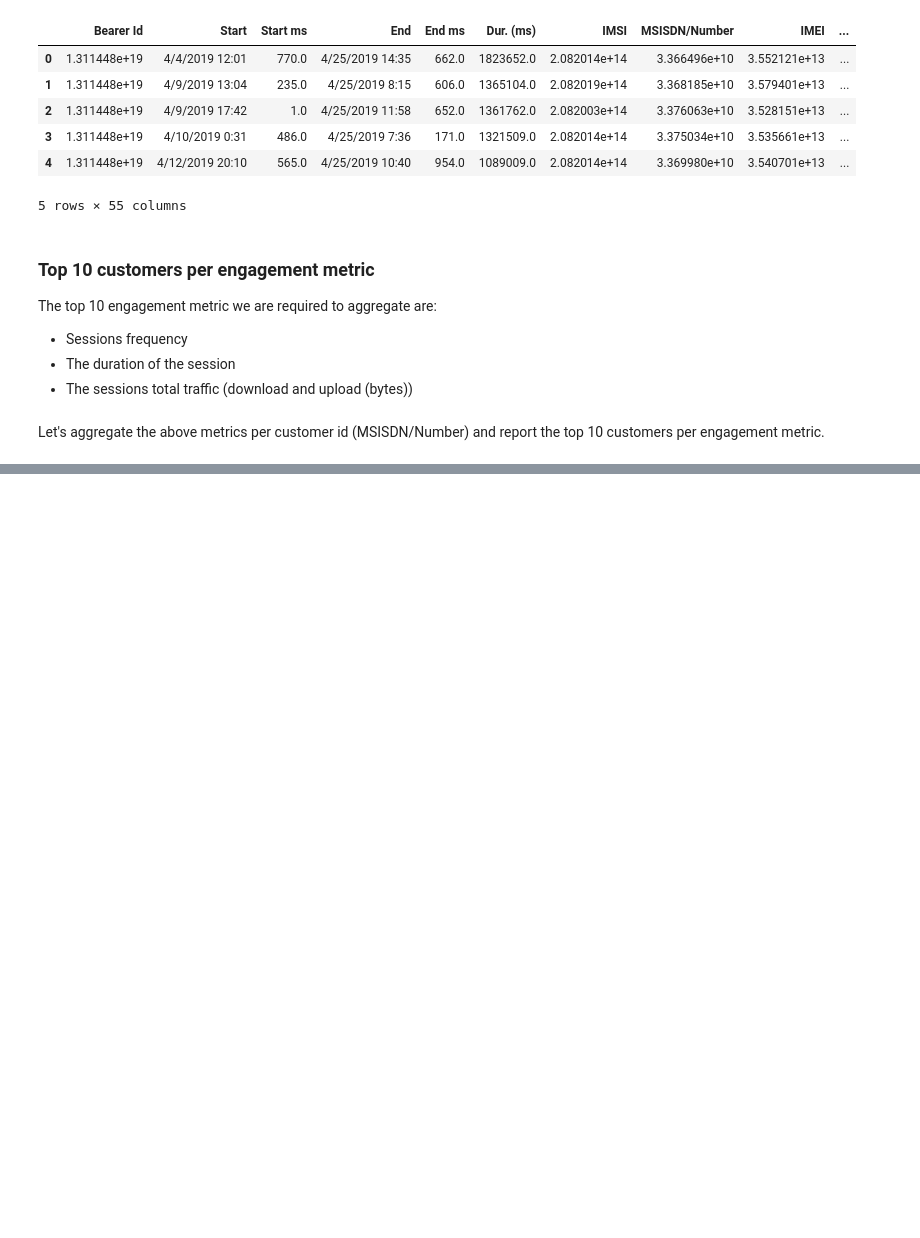
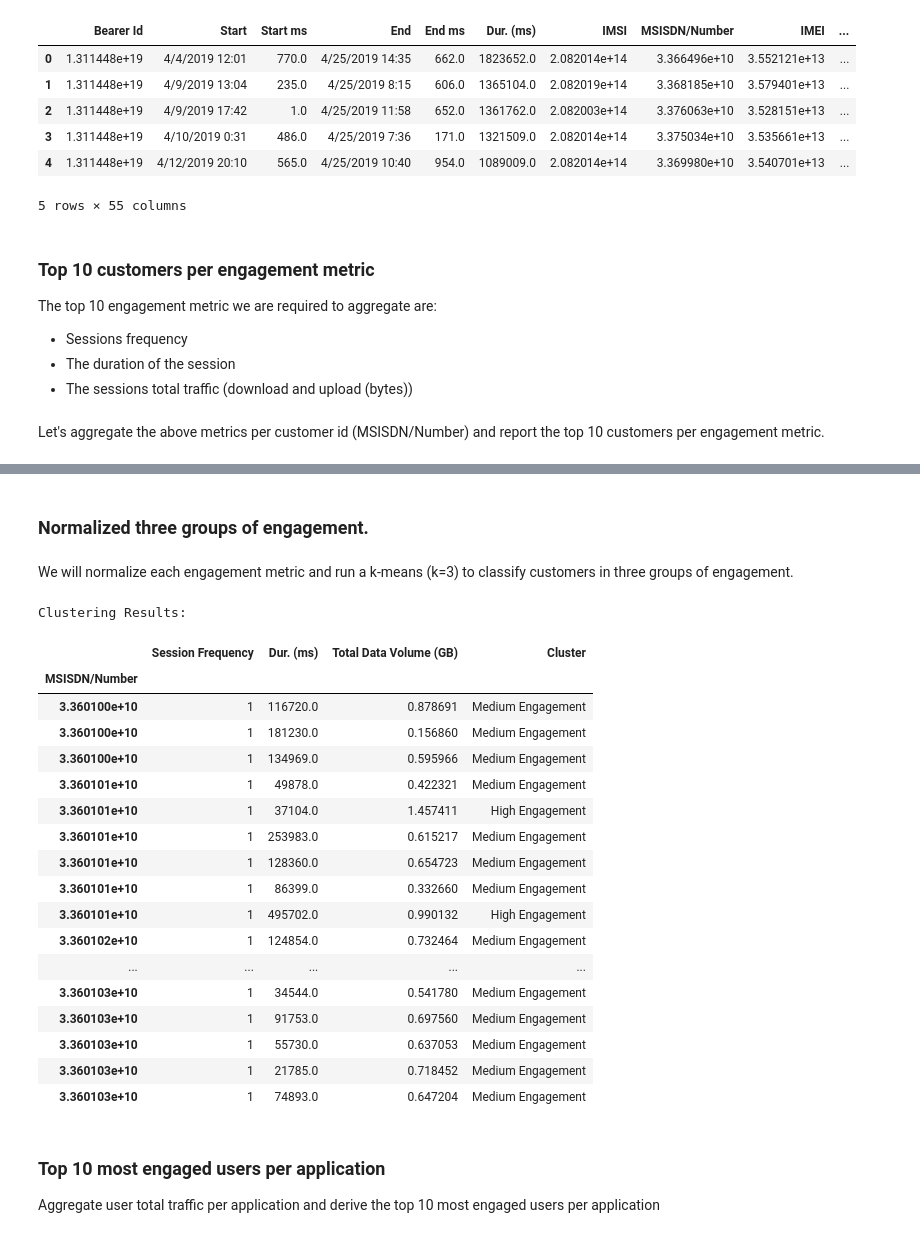
Before and after one commit to natybkl/Telecom-Data-Analysis, a Jupyter notebook: Notebooks/user_engagement_analysis.ipynb, the cells around one changed output, grey strips where cells are left out. Cells and saved outputs as stored; diff of their text form; code cells hidden in the pictures; blank space fills up the shorter version.

```diff
--- a/Notebooks/user_engagement_analysis.ipynb
+++ b/Notebooks/user_engagement_analysis.ipynb
@@ -68,14 +123,20 @@ engagement_metrics = df.groupby('MSISDN/Number').agg({
 
 # Merge session frequency with other engagement metrics
 engagement_metrics['Session Frequency'] = session_frequency
+engagement_metrics['Total UL (GB)'] = engagement_metrics['Total UL (Bytes)'] / 1e9
+engagement_metrics['Total DL (GB)'] = engagement_metrics['Total DL (Bytes)'] / 1e9
+
 
 # Calculate total data volume (UL + DL)
-engagement_metrics['Total Data Volume'] = engagement_metrics['Total UL (Bytes)'] + engagement_metrics['Total DL (Bytes)']
+engagement_metrics['Total Data Volume (GB)'] = engagement_metrics['Total UL (GB)'] + engagement_metrics['Total DL (GB)']
+
+# Remove the original byte columns
+engagement_metrics = engagement_metrics.drop(['Total DL (Bytes)', 'Total UL (Bytes)'], axis=1)
 
 # Sort the customers based on each engagement metric
 top_10_frequency = engagement_metrics.sort_values('IMEI', ascending=False).head(10)
 top_10_duration = engagement_metrics.sort_values('Dur. (ms)', ascending=False).head(10)
-top_10_traffic = engagement_metrics.sort_values('Total Data Volume', ascending=False).head(10)
+top_10_traffic = engagement_metrics.sort_values('Total Data Volume (GB)', ascending=False).head(10)
 
 # Print the top 10 customers for each engagement metric
 print("Top 10 Customers by Sessions Frequency:")
@@ -85,7 +146,7 @@ print("\nTop 10 Customers by Session Duration:")
 print(top_10_duration[['IMEI', 'Dur. (ms)']])
 
 print("\nTop 10 Customers by Sessions Total Traffic:")
-print(top_10_traffic[['IMEI', 'Total Data Volume']])
+print(top_10_traffic[['IMEI', 'Total Data Volume (GB)']])
 # %% [output]
 Top 10 Customers by Sessions Frequency:
                IMEI  Session Frequency
@@ -106,0 +208,50 @@ MSISDN/Number
+# %% [markdown]
+### Normalized three groups of engagement.
+# %% [markdown]
+We will normalize each engagement metric and run a k-means (k=3) to classify customers in three groups of engagement.
+# %%
+# Normalize the engagement metrics
+scaler = StandardScaler()
+normalized_metrics = scaler.fit_transform(engagement_metrics)
+
+# Perform k-means clustering with k=3
+kmeans = KMeans(n_clusters=3)
+kmeans.fit(normalized_metrics)
+
+# Define cluster labels
+cluster_labels = {0: 'High Engagement', 1: 'Medium Engagement', 2: 'Low Engagement'}
+
+# Assign the cluster labels to the engagement metrics dataframe
+engagement_metrics['Cluster'] = kmeans.labels_
+engagement_metrics['Cluster'] = engagement_metrics['Cluster'].map(cluster_labels)
+
+# Analyze the results
+clustered_metrics = engagement_metrics[['Session Frequency', 'Dur. (ms)', 'Total Data Volume (GB)', 'Cluster']]
+
+# Separated clustering lines
+print("\nClustering Results:")
+clustered_metrics.head(20)
+# %% [output]
+Clustering Results:
+|  | Session Frequency | Dur. (ms) | Total Data Volume (GB) | Cluster |
+| MSISDN/Number |  |  |  |  |
+| 3.360100e+10 | 1 | 116720.0 | 0.878691 | Medium Engagement |
+| 3.360100e+10 | 1 | 181230.0 | 0.156860 | Medium Engagement |
+| 3.360100e+10 | 1 | 134969.0 | 0.595966 | Medium Engagement |
+| 3.360101e+10 | 1 | 49878.0 | 0.422321 | Medium Engagement |
+| 3.360101e+10 | 1 | 37104.0 | 1.457411 | High Engagement |
+| 3.360101e+10 | 1 | 253983.0 | 0.615217 | Medium Engagement |
+| 3.360101e+10 | 1 | 128360.0 | 0.654723 | Medium Engagement |
+| 3.360101e+10 | 1 | 86399.0 | 0.332660 | Medium Engagement |
+| 3.360101e+10 | 1 | 495702.0 | 0.990132 | High Engagement |
+| 3.360102e+10 | 1 | 124854.0 | 0.732464 | Medium Engagement |
+| ... | ... | ... | ... | ... |
+| 3.360103e+10 | 1 | 34544.0 | 0.541780 | Medium Engagement |
+| 3.360103e+10 | 1 | 91753.0 | 0.697560 | Medium Engagement |
+| 3.360103e+10 | 1 | 55730.0 | 0.637053 | Medium Engagement |
+| 3.360103e+10 | 1 | 21785.0 | 0.718452 | Medium Engagement |
+| 3.360103e+10 | 1 | 74893.0 | 0.647204 | Medium Engagement |
+# %% [markdown]
+### Top 10 most engaged users per application
+
+Aggregate user total traffic per application and derive the top 10 most engaged users per application
```
Also changed, not shown: parts of 13 cells of this notebook.
